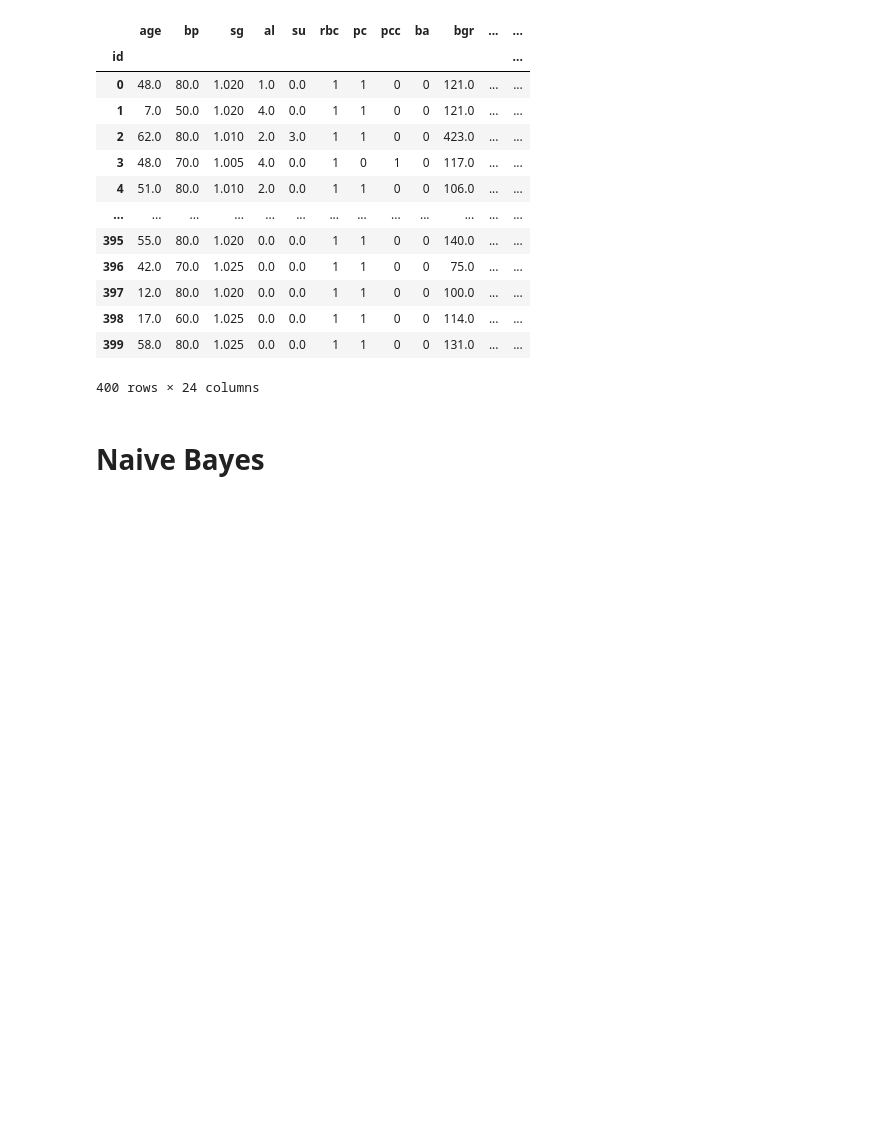
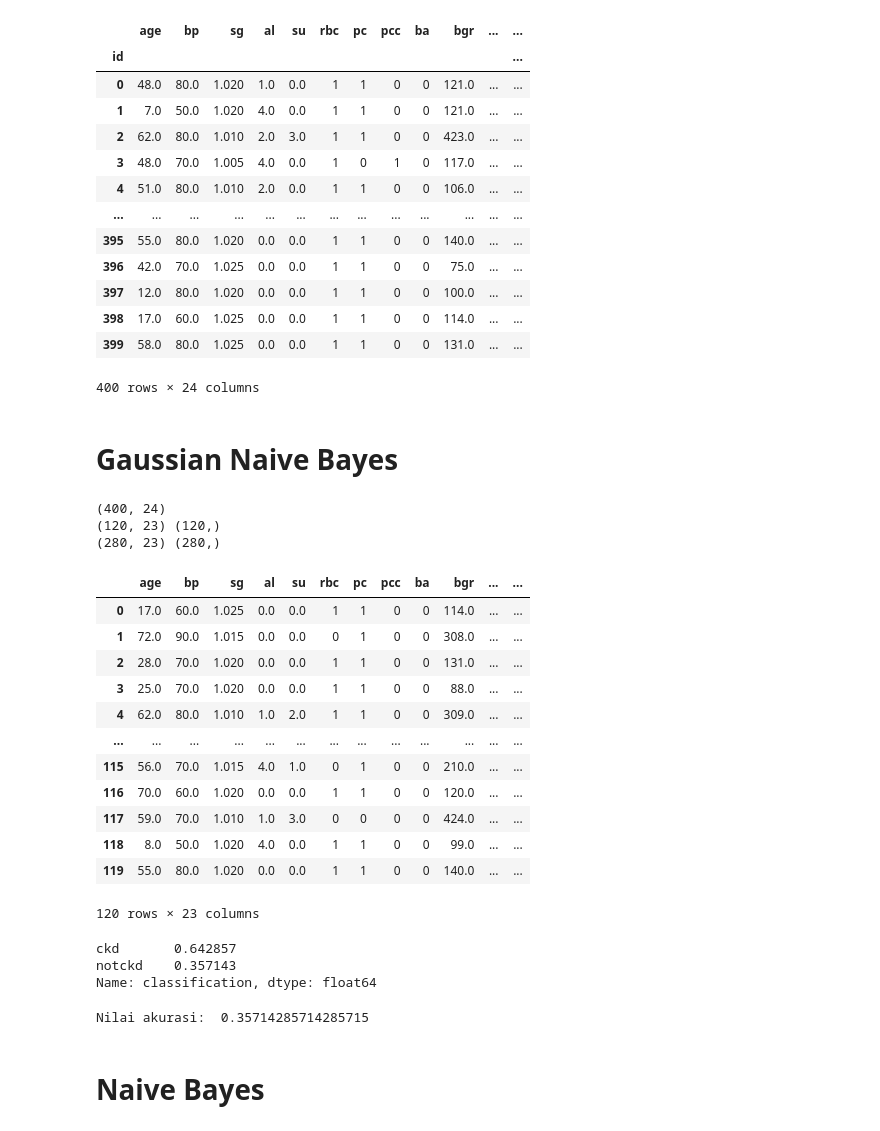
Before and after one commit to karuniaperjuangan/Tugas-Bareng, a Jupyter notebook: Kidney Disease using Naive Bayes.ipynb, the cells around one changed output. Saved outputs shown, nothing was run; the diff lists cells and outputs as text; code cells hidden in the pictures; blank space fills up the shorter version.

Commit message:
add gaussian naive bayes function

```diff
--- a/Kidney Disease using Naive Bayes.ipynb
+++ b/Kidney Disease using Naive Bayes.ipynb
@@ -262,7 +270,8 @@ df
 | 399 | 58.0 | 80.0 | 1.025 | 0.0 | 0.0 | normal | normal | notpresent | notpresent | 131.0 | ... | ... |
 400 rows × 24 columns
 # %%
-categorical_col = df.select_dtypes(include=['object']).drop('classification',axis=1).columns
+categorical_col = df.select_dtypes(include=['object']).drop(
+    'classification', axis=1).columns
 numerical_col = df.select_dtypes(include=['float64', 'int64']).columns
 # %%
 #encoding categorical data
@@ -286,3 +295,5 @@ df
 | 398 | 17.0 | 60.0 | 1.025 | 0.0 | 0.0 | 1 | 1 | 0 | 0 | 114.0 | ... | ... |
 | 399 | 58.0 | 80.0 | 1.025 | 0.0 | 0.0 | 1 | 1 | 0 | 0 | 131.0 | ... | ... |
 400 rows × 24 columns
+# %% [markdown]
+# Gaussian Naive Bayes
@@ -289,3 +372,59 @@ df
+# %%
+# shuffle dataset with sample
+df = df.sample(frac=1, random_state=1).reset_index(drop=True)
+# df shape
+print(df.shape)
+# set features and target
+X, y = df.iloc[:, :-1], df.iloc[:, -1]
+
+
+# # split on train and test 0.7/0.3
+X_train, X_test, y_train, y_test = X[:120], X[120:], y[:120], y[120:]
+
+print(X_train.shape, y_train.shape)
+print(X_test.shape, y_test.shape)
+# %% [output]
+(400, 24)
+(120, 23) (120,)
+(280, 23) (280,)
+# %%
+# train the model
+x = NaiveBayesClassifier()
+x.fit(X_train, y_train)
+# %%
+X_train.shape
+x.classes, x.feature_nums, x.rows, x.count
+x.calc_prior(X_train, y_train)
+x.prior
+x.calc_statistics(X_train, y_train)
+x.mean
+x.var
+X_train
+# %% [output]
+|  | age | bp | sg | al | su | rbc | pc | pcc | ba | bgr | ... | ... |
+| 0 | 17.0 | 60.0 | 1.025 | 0.0 | 0.0 | 1 | 1 | 0 | 0 | 114.0 | ... | ... |
+| 1 | 72.0 | 90.0 | 1.015 | 0.0 | 0.0 | 0 | 1 | 0 | 0 | 308.0 | ... | ... |
+| 2 | 28.0 | 70.0 | 1.020 | 0.0 | 0.0 | 1 | 1 | 0 | 0 | 131.0 | ... | ... |
+| 3 | 25.0 | 70.0 | 1.020 | 0.0 | 0.0 | 1 | 1 | 0 | 0 | 88.0 | ... | ... |
+| 4 | 62.0 | 80.0 | 1.010 | 1.0 | 2.0 | 1 | 1 | 0 | 0 | 309.0 | ... | ... |
+| ... | ... | ... | ... | ... | ... | ... | ... | ... | ... | ... | ... | ... |
+| 115 | 56.0 | 70.0 | 1.015 | 4.0 | 1.0 | 0 | 1 | 0 | 0 | 210.0 | ... | ... |
+| 116 | 70.0 | 60.0 | 1.020 | 0.0 | 0.0 | 1 | 1 | 0 | 0 | 120.0 | ... | ... |
+| 117 | 59.0 | 70.0 | 1.010 | 1.0 | 3.0 | 0 | 0 | 0 | 0 | 424.0 | ... | ... |
+| 118 | 8.0 | 50.0 | 1.020 | 4.0 | 0.0 | 1 | 1 | 0 | 0 | 99.0 | ... | ... |
+| 119 | 55.0 | 80.0 | 1.020 | 0.0 | 0.0 | 1 | 1 | 0 | 0 | 140.0 | ... | ... |
+120 rows × 23 columns
+# %%
+y_test.value_counts(normalize=True)
+# %% [output]
+ckd       0.642857
+notckd    0.357143
+Name: classification, dtype: float64
+# %%
+predictions = x.predict(X_test)
+print('Nilai akurasi: ', x.accuracy(y_test, predictions))
+# %% [output]
+Nilai akurasi:  0.35714285714285715
 # %% [markdown]
 # Naive Bayes
 # %%
```
Also changed, not shown: parts of 10 cells of this notebook.
